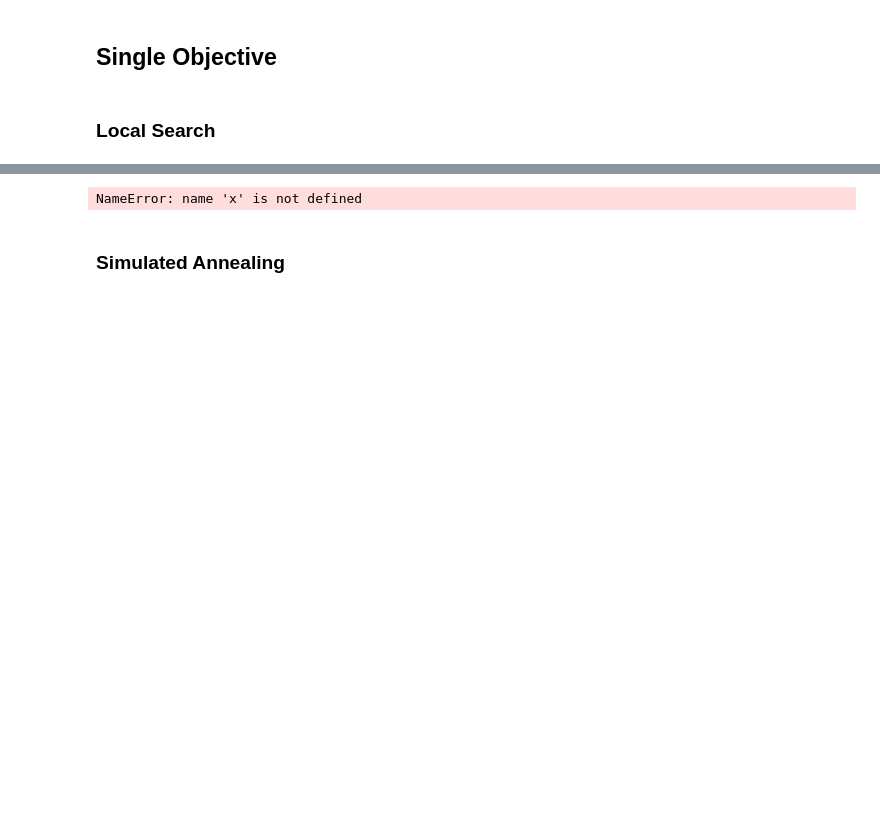
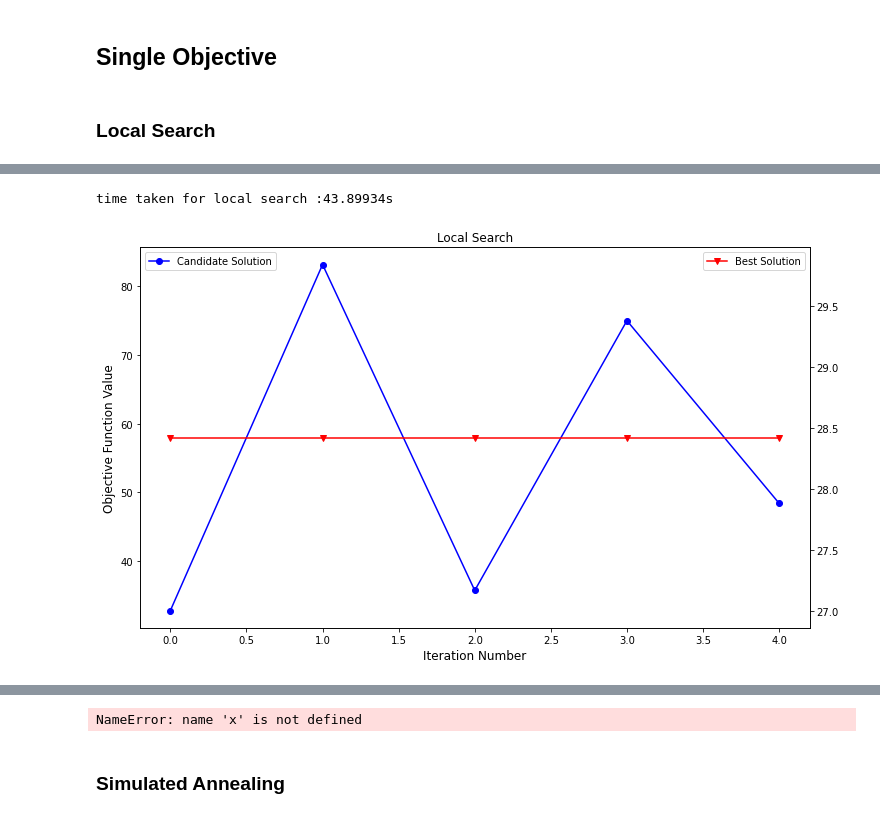
Before and after one commit to TengXu94/simulation-and-optimization, a Jupyter notebook: group_5_project/Group_5_Simulation.ipynb, the cells around one changed output, grey strips where cells are left out. Saved outputs shown, nothing was run; the diff lists cells and outputs as text; code cells hidden in the pictures; blank space fills up the shorter version.

```diff
--- a/group_5_project/Group_5_Simulation.ipynb
+++ b/group_5_project/Group_5_Simulation.ipynb
@@ -1439,0 +1448,9 @@ time taken for construction heuristic :6.14609s
+# %%
+init_sol.change_wt_obj("max")
+local_search = LocalSearch(rg_, init_sol, n_iteration, wt_obj="max")
+local_search.run(which_neighbor=1)
+print("time taken for local search :{0:.5f}s".format(local_search.time))
+local_search.plot_ls()
+# %% [output]
+time taken for local search :43.89934s
+[figure, added]
```
Also changed, not shown: parts of 13 cells of this notebook.
